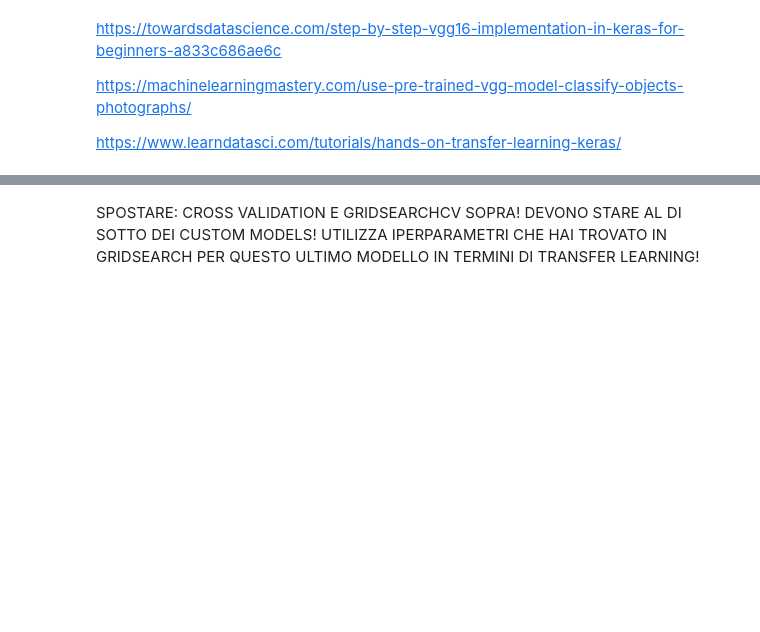
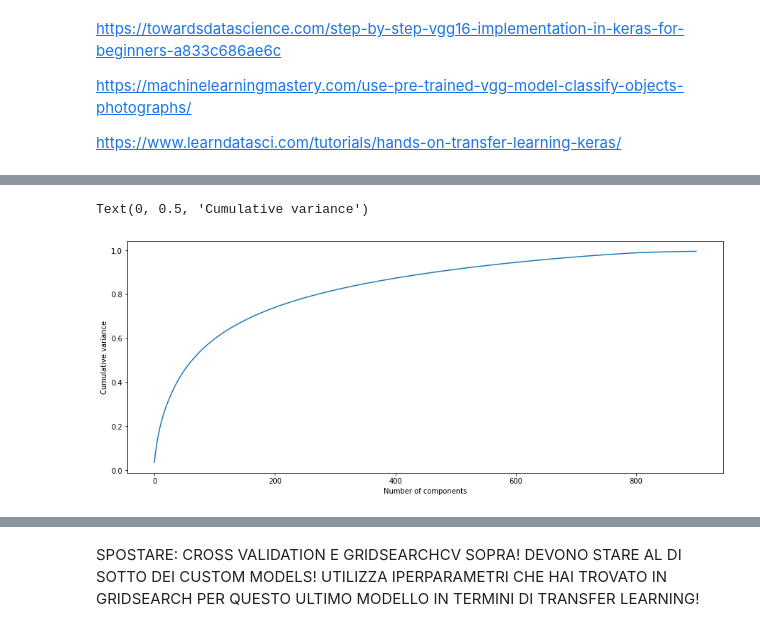
Before and after one commit to alessandro-maccario/DeepLearning-FoodRecognition, a Jupyter notebook: 1_FoDL_Food_Image_Classification_Model_Training_96x96.ipynb, the cells around one changed output, grey strips where cells are left out. Cells and saved outputs as stored; diff of their text form; code cells hidden in the pictures; blank space fills up the shorter version.

```diff
--- a/1_FoDL_Food_Image_Classification_Model_Training_96x96.ipynb
+++ b/1_FoDL_Food_Image_Classification_Model_Training_96x96.ipynb
@@ -155,3 +162,8 @@ DIR_TRAIN_TEST_DATA = '/content/gdrive/MyDrive/Data_Science_2020-2022/Secondo_an
 base_path_train = '/content/gdrive/MyDrive/Data_Science_2020-2022/Secondo_anno_Secondo_Semestre/FoDL_Project/Project_Example_Food/train_test/train/'
 base_path_test = '/content/gdrive/MyDrive/Data_Science_2020-2022/Secondo_anno_Secondo_Semestre/FoDL_Project/Project_Example_Food/train_test/test/'
 base_path_val = '/content/gdrive/MyDrive/Data_Science_2020-2022/Secondo_anno_Secondo_Semestre/FoDL_Project/Project_Example_Food/train_test/val/'
+
+# PATH TO THE DATA
+DIR_TRAIN_DATA = '/content/gdrive/MyDrive/Data_Science_2020-2022/Secondo_anno_Secondo_Semestre/FoDL_Project/Project_Example_Food/train_test/train/*' # path contenente i sottoinsiemi di train, test
+DIR_TEST_DATA = '/content/gdrive/MyDrive/Data_Science_2020-2022/Secondo_anno_Secondo_Semestre/FoDL_Project/Project_Example_Food/train_test/test/*' # path contenente i sottoinsiemi di train, test
+DIR_VAL_DATA = '/content/gdrive/MyDrive/Data_Science_2020-2022/Secondo_anno_Secondo_Semestre/FoDL_Project/Project_Example_Food/train_test/val/*' # path contenente i sottoinsiemi di train, test
@@ -2040,0 +2132,14 @@ https://www.learndatasci.com/tutorials/hands-on-transfer-learning-keras/
+# %%
+#############################
+#Load VGG model with imagenet trained weights and without classifier/fully connected layers
+#We will use this as feature extractor.
+base_model_mobilenetv2_PCA = tf.keras.applications.MobileNetV2(
+    input_shape = (224, 224, 3),
+    include_top=False,
+    weights="imagenet"
+)
+# With the following we ensure that we do not mess with the original
+# imagenet weights
+base_model_mobilenetv2_PCA.trainable = False
+
+base_model_mobilenetv2_PCA.summary()  #Trainable parameters will be 0
@@ -2040,0 +2165,9 @@ https://www.learndatasci.com/tutorials/hands-on-transfer-learning-keras/
+# %%
+# NOW, USE THE MOBILENETV2 AS A FEATURE EXTRACTOR
+# TRAIN FEATURES
+train_feature_extractor = base_model_mobilenetv2_PCA.predict(x_train)
+train_features = train_feature_extractor.reshape(train_feature_extractor.shape[0], -1)
+
+# TEST FEATURES
+test_feature_extractor = base_model_mobilenetv2_PCA.predict(x_test)
+test_features = test_feature_extractor.reshape(test_feature_extractor.shape[0], -1)
@@ -2040,0 +2183,8 @@ https://www.learndatasci.com/tutorials/hands-on-transfer-learning-keras/
+# %%
+# REDUCE DIMENSIONS USING PCA
+
+#First verfiy the ideal number of PCA components to not lose much information.
+#Try to retain 90% information, so look where the curve starts to flatten.
+#Remember that the n_components must be lower than the number of rows or columns (features)
+pca_test = PCA(n_components=900) #
+pca_test.fit(train_features)
@@ -2040,0 +2194,9 @@ https://www.learndatasci.com/tutorials/hands-on-transfer-learning-keras/
+# %%
+# Visualization of the cumulative variance plot
+plt.figure(figsize=(15,6))
+
+# PLOT THE RESULTS
+plt.plot(np.cumsum(pca_test.explained_variance_ratio_))
+plt.xlabel("Number of components")
+plt.ylabel("Cumulative variance")
+# %% [output]
@@ -2040,0 +2204,2 @@ https://www.learndatasci.com/tutorials/hands-on-transfer-learning-keras/
+Text(0, 0.5, 'Cumulative variance')
+[figure, added]
```
Also changed, not shown: parts of 29 cells of this notebook.
